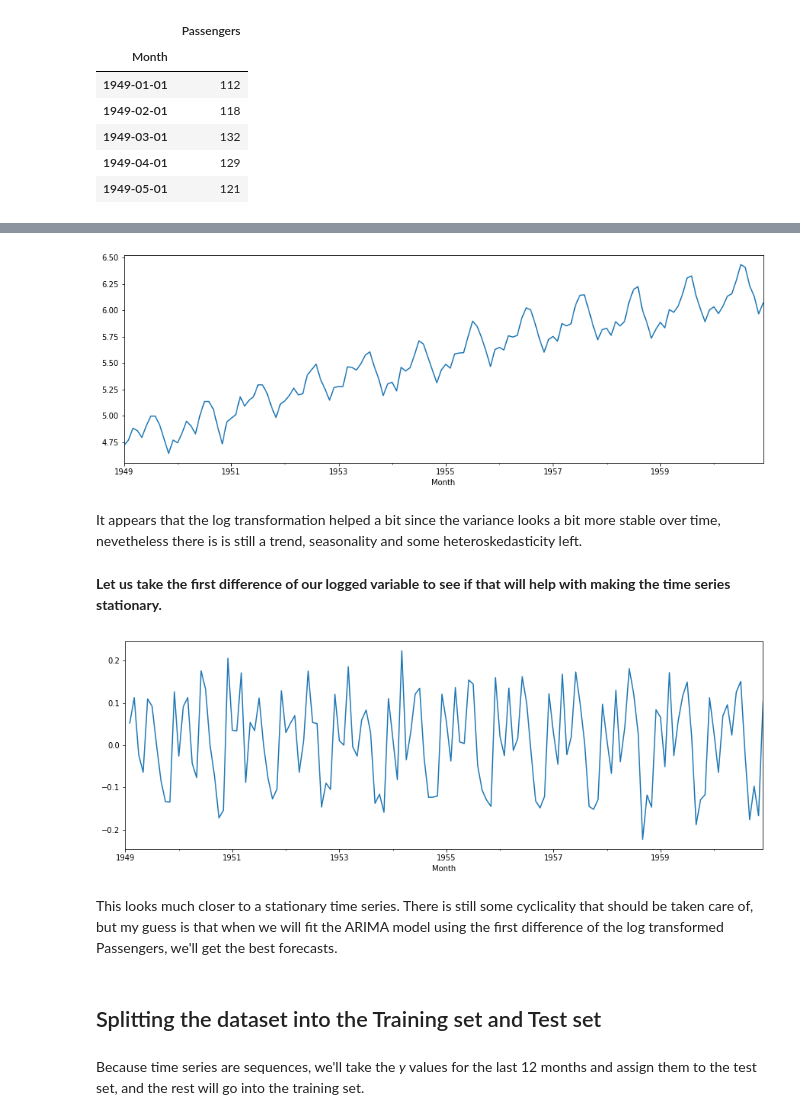
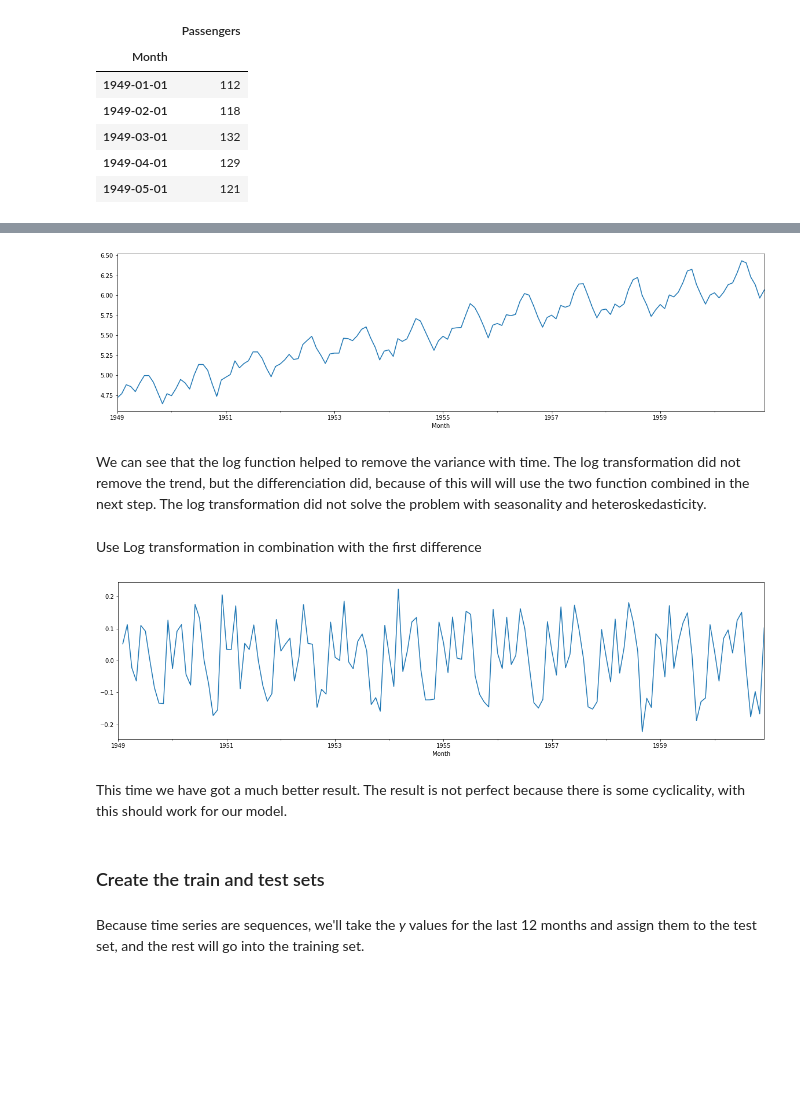
Before and after one commit to iondodon/RNDL, a Jupyter notebook: lab1/lab1.ipynb, the cells around one changed output, grey strips where cells are left out. Cells and saved outputs as stored; diff of their text form; code cells hidden in the pictures; blank space fills up the shorter version.

```diff
--- a/lab1/lab1.ipynb
+++ b/lab1/lab1.ipynb
@@ -61,21 +121,21 @@ Let's take the log and then plot the data to see if they look more stationary.
 # %%
 df['LogPassengers'] = np.log(df['Passengers'])
-df['LogPassengers'].plot(figsize=(15, 5));
+df['LogPassengers'].plot(figsize=(20, 5));
 # %% [output]
-[figure, old version]
+[figure, new version]
-# %% [markdown]
-It appears that the log transformation helped a bit since the variance looks a bit more stable over time, nevetheless there is is still a trend, seasonality and some heteroskedasticity left.
-# %% [markdown]
-**Let us take the first difference of our logged variable to see if that will help with making the time series stationary.**
+# %% [markdown]
+We can see that the log function helped to remove the variance with time. The log transformation did not remove the trend, but the differenciation did, because of this will will use the two function combined in the next step. The log transformation did not solve the problem with seasonality and heteroskedasticity.
+# %% [markdown]
+Use Log transformation in combination with the first difference
 # %%
 df['Log1stDiff'] = df['LogPassengers'].diff()
-df['Log1stDiff'].plot(figsize=(15, 5));
+df['Log1stDiff'].plot(figsize=(20, 5));
 # %% [output]
-[figure, old version]
+[figure, new version]
-# %% [markdown]
-This looks much closer to a stationary time series. There is still some cyclicality that should be taken care of, but my guess is that when we will fit the ARIMA model using the first difference of the log transformed Passengers, we'll get the best forecasts.
-# %% [markdown]
-## Splitting the dataset into the Training set and Test set
+# %% [markdown]
+This time we have got a much better result. The result is not perfect because there is some cyclicality, with this should work for our model.
+# %% [markdown]
+### Create the train and test sets
 # %% [markdown]
 Because time series are sequences, we'll take the *y* values for the last 12 months and assign them to the test set, and the rest will go into the training set.
 # %%
```
Also changed, not shown: parts of 72 cells of this notebook, 2 other files.
